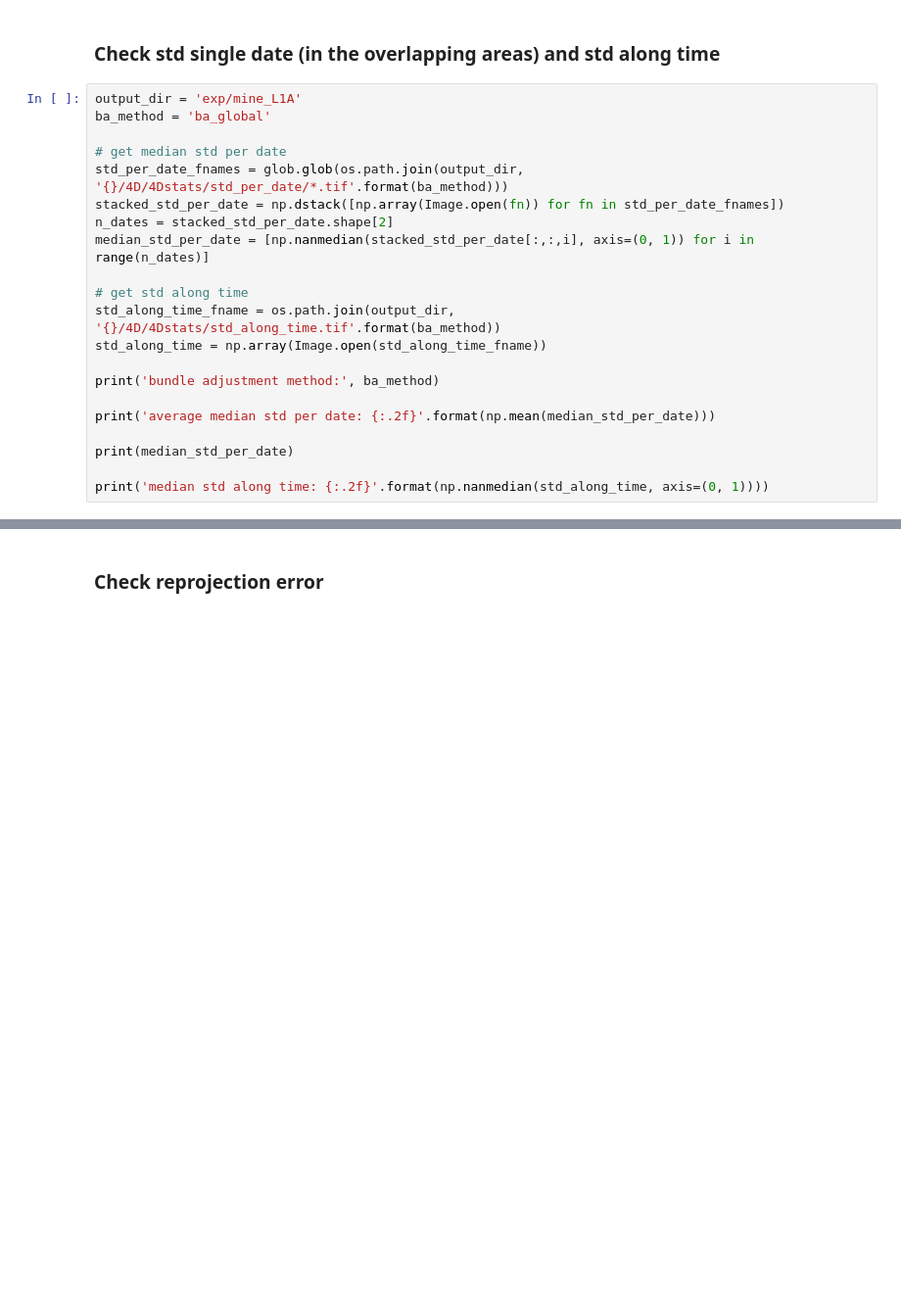
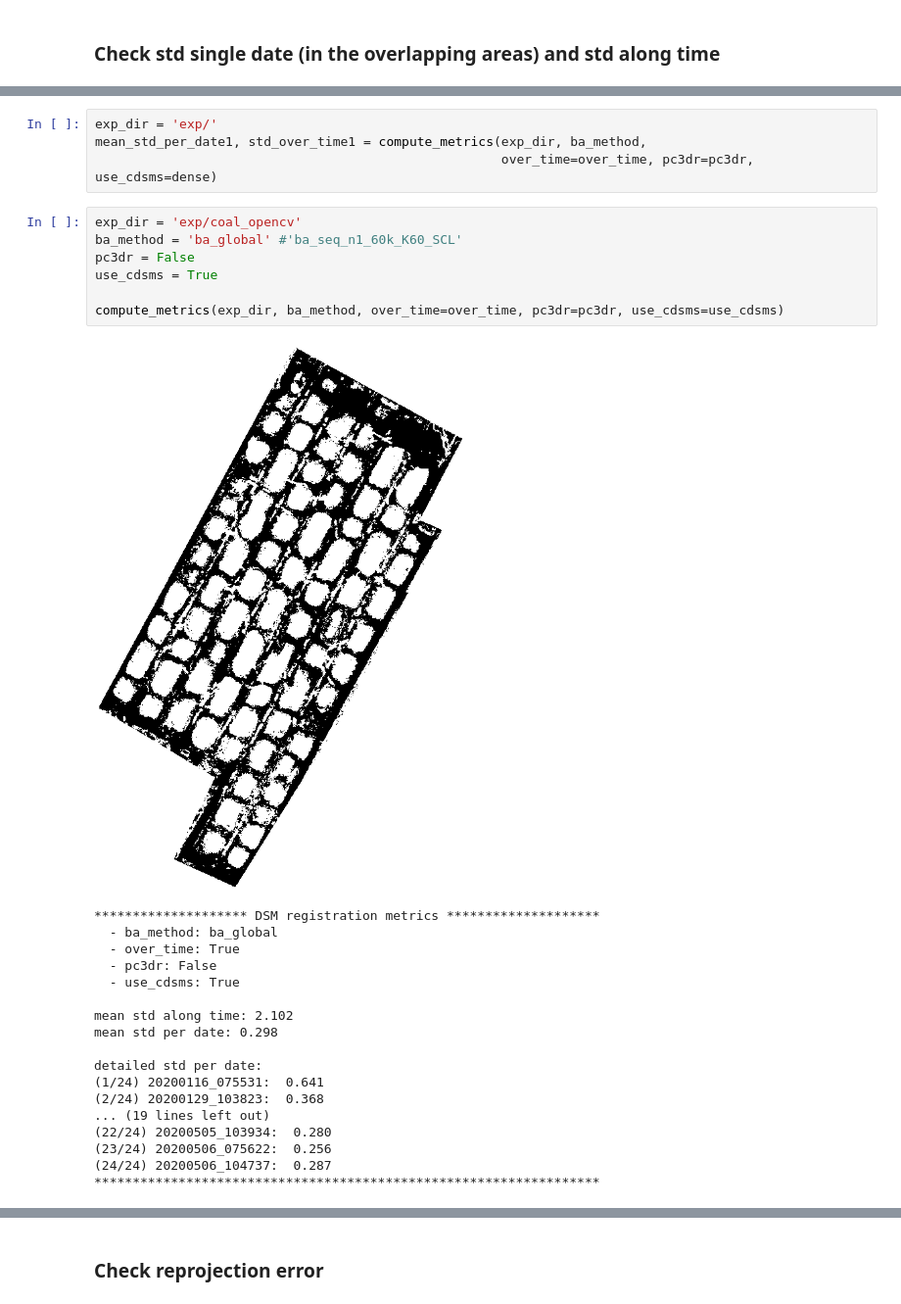
Before and after one commit to centreborelli/sat-bundleadjust, a Jupyter notebook: SAT-4DBA_eval_script.ipynb, the cells around one changed output, grey strips where cells are left out. Shown at 98% size. Cells and saved outputs as stored; diff of their text form; blank space fills up the shorter version.

```diff
--- a/SAT-4DBA_eval_script.ipynb
+++ b/SAT-4DBA_eval_script.ipynb
@@ -25,23 +22,2 @@ The autoreload extension is already loaded. To reload it, use:
 # %% [markdown]
 ### Check std single date (in the overlapping areas) and std along time
-# %%
-output_dir = 'exp/mine_L1A'
-ba_method = 'ba_global'
-
-# get median std per date
-std_per_date_fnames = glob.glob(os.path.join(output_dir, '{}/4D/4Dstats/std_per_date/*.tif'.format(ba_method)))
-stacked_std_per_date = np.dstack([np.array(Image.open(fn)) for fn in std_per_date_fnames])
-n_dates = stacked_std_per_date.shape[2]
-median_std_per_date = [np.nanmedian(stacked_std_per_date[:,:,i], axis=(0, 1)) for i in range(n_dates)]
-
-# get std along time
-std_along_time_fname = os.path.join(output_dir, '{}/4D/4Dstats/std_along_time.tif'.format(ba_method))
-std_along_time = np.array(Image.open(std_along_time_fname))
-
-print('bundle adjustment method:', ba_method)
-
-print('average median std per date: {:.2f}'.format(np.mean(median_std_per_date)))
-
-print(median_std_per_date)
-
-print('median std along time: {:.2f}'.format(np.nanmedian(std_along_time, axis=(0, 1))))
@@ -49,0 +73,30 @@ ValueError: need at least one array to concatenate
+# %%
+exp_dir = 'exp/'
+mean_std_per_date1, std_over_time1 = compute_metrics(exp_dir, ba_method,
+                                                     over_time=over_time, pc3dr=pc3dr, use_cdsms=dense)
+# %%
+exp_dir = 'exp/coal_opencv'
+ba_method = 'ba_global' #'ba_seq_n1_60k_K60_SCL'
+pc3dr = False
+use_cdsms = True
+
+compute_metrics(exp_dir, ba_method, over_time=over_time, pc3dr=pc3dr, use_cdsms=use_cdsms)
+# %% [output]
+[figure, added]
+******************** DSM registration metrics ********************
+  - ba_method: ba_global
+  - over_time: True
+  - pc3dr: False
+  - use_cdsms: True
+
+mean std along time: 2.102
+mean std per date: 0.298
+
+detailed std per date:
+(1/24) 20200116_075531:  0.641
+(2/24) 20200129_103823:  0.368
+... (19 lines left out)
+(22/24) 20200505_103934:  0.280
+(23/24) 20200506_075622:  0.256
+(24/24) 20200506_104737:  0.287
+******************************************************************
```
Also changed, not shown: parts of 9 cells of this notebook, 42 other files.
